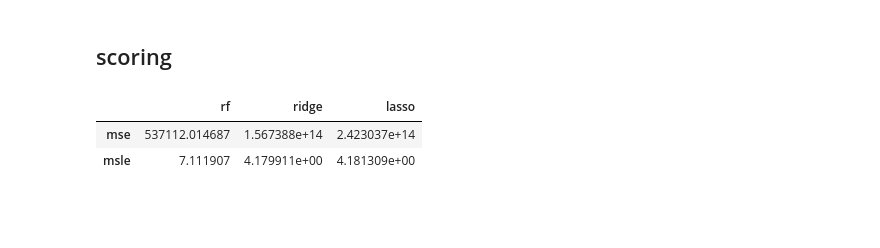
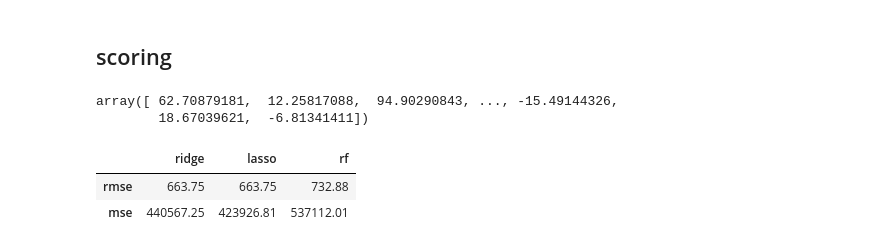
Before and after one commit to sherlockjjj/medium, a Jupyter notebook: analytics/notebooks/clap_prediction_V1.ipynb, the cells around one changed output. Cells and saved outputs as stored; diff of their text form; code cells hidden in the pictures; blank space fills up the shorter version.

```diff
--- a/analytics/notebooks/clap_prediction_V1.ipynb
+++ b/analytics/notebooks/clap_prediction_V1.ipynb
@@ -295,30 +295,36 @@ pd.DataFrame(
 # %% [markdown]
 ## scoring
+# %%
+ridge_pipe.predict(X_test)
+# %% [output]
+array([ 62.70879181,  12.25817088,  94.90290843, ..., -15.49144326,
+        18.67039621,  -6.81341411])
 # %%
 # prediction
-ridge_pred = np.e ** ridge_pipe.predict(X_test)
-lasso_pred = np.e ** lasso_pipe.predict(X_test)
+ridge_pred = ridge_pipe.predict(X_test)
+lasso_pred = lasso_pipe.predict(X_test)
 rf_pred = rf.predict(X_test)
 
-# mse score
-ridge_mse = mean_squared_error(y_test, ridge_pred)
-lasso_mse = mean_squared_error(y_test, lasso_pred)
-rf_mse = mean_squared_error(y_test, rf_pred)
 
-# msle
-ridge_msle = mean_squared_log_error(y_test, ridge_pred)
-lasso_msle = mean_squared_log_error(y_test, lasso_pred)
-rf_msle = mean_squared_log_error(y_test, rf_pred)
+# rmse score
+ridge_mse = (mean_squared_error(y_test, ridge_pred)).round(2)
+lasso_mse = (mean_squared_error(y_test, lasso_pred)).round(2)
+rf_mse = (mean_squared_error(y_test, rf_pred)).round(2)
+
+# rmse score
+ridge_rmse = np.sqrt(mean_squared_error(y_test, ridge_pred)).round(2)
+lasso_rmse = np.sqrt(mean_squared_error(y_test, lasso_pred)).round(2)
+rf_rmse = np.sqrt(mean_squared_error(y_test, rf_pred)).round(2)
-# %%
-pd.DataFrame(
-    {
-        'rf': [rf_mse, rf_msle],
-        'ridge': [ridge_mse, ridge_msle],
-        'lasso': [lasso_mse, lasso_msle],
-    },
-    index=['mse', 'msle']
-)
-# %% [output]
-|  | rf | ridge | lasso |
-| mse | 537112.014687 | 1.567388e+14 | 2.423037e+14 |
-| msle | 7.111907 | 4.179911e+00 | 4.181309e+00 |
+# %%
+pd.DataFrame(
+    {
+        'ridge': [ridge_rmse, ridge_mse],
+        'lasso': [ridge_rmse, lasso_mse],
+        'rf': [rf_rmse, rf_mse],
+    },
+    index=['rmse', 'mse']
+)
+# %% [output]
+|  | ridge | lasso | rf |
+| rmse | 663.75 | 663.75 | 732.88 |
+| mse | 440567.25 | 423926.81 | 537112.01 |
```
Also changed, not shown: parts of 3 cells of this notebook.
